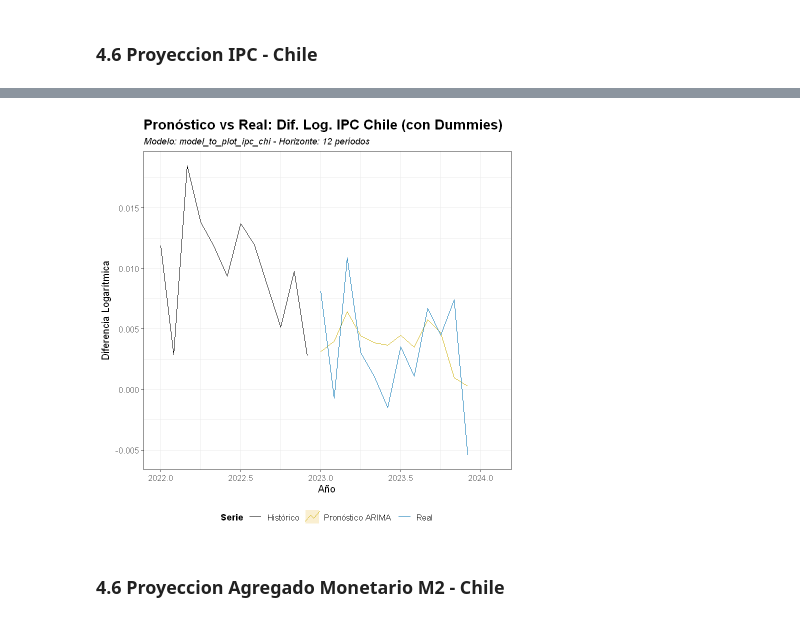
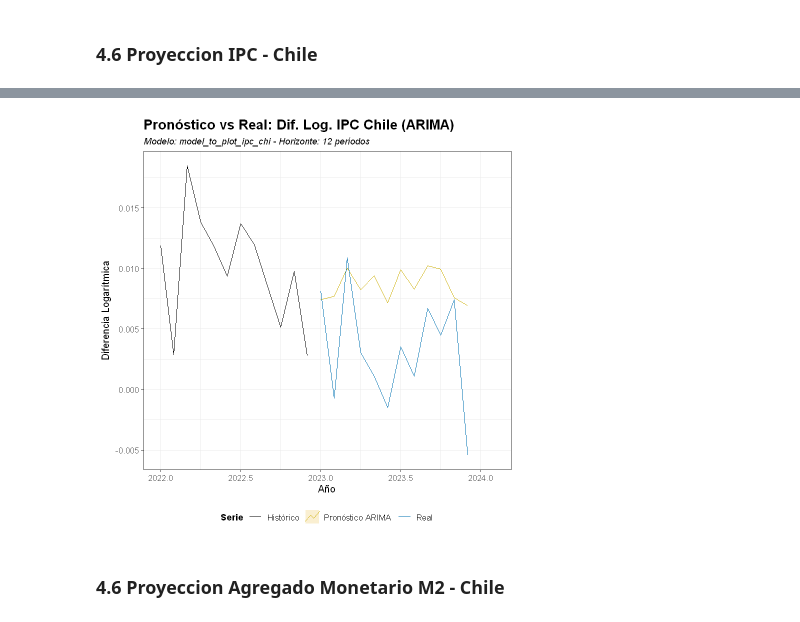
Before and after one commit to Juanpintoselso33/TP1-Series, a Jupyter notebook: notebook.ipynb, the cells around one changed output, grey strips where cells are left out. Saved outputs shown, nothing was run; the diff lists cells and outputs as text; code cells hidden in the pictures.

Commit message:
added r script

```diff
--- a/notebook.ipynb
+++ b/notebook.ipynb
@@ -446,7 +446,7 @@ A matrix: 35 × 3 of type chr
 # 1. Ajuste manual del modelo considerando componente estacional explícito
 model_ipc_chi <- Arima(
   dl_ipc_chi_train,
-  order = c(1, 0, 1),           # Simplificar componente ARMA
+  order = c(1, 1, 6),           # Simplificar componente ARMA
   seasonal = list(order = c(1, 0, 1), period = 12),  # Agregar componente estacional
   include.mean = TRUE,          # Mantener intercepto
   method = "ML"
@@ -772,29 +742,18 @@ print(plot_imacec_comparison)
 # %% [markdown]
 ### 4.6 Proyeccion IPC - Chile
 # %%
-# --- Graficar Pronóstico IPC Chile (con Regresores) vs Real usando función modular ---
-
-# 1. Cargar la función desde el script R (asegúrate que esté actualizada con el parámetro xreg)
-# source("plot_forecast_comparison.R")
+# --- Graficar Pronóstico IPC Chile con modelo ARIMA vs Real usando función modular ---
 
 # 2. Definir parámetros para el gráfico del IPC Chile
-h_forecast_ipc_chi <- 12 # Horizonte
-model_to_plot_ipc_chi <- model_ipc_chi_reg # Modelo ARIMAX ajustado
-original_ts_ipc_chi <- dl_ipc_chi # Serie original completa (diferencias log)
-title_ipc_chi <- "Dif. Log. IPC Chile (con Dummies)" # Título para el gráfico
-start_plot_ipc_chi <- 2022 # Año desde donde mostrar histórico
-ylabel_ipc_chi <- "Diferencia Logarítmica" # Etiqueta eje Y
+h_forecast_ipc_chi <- 12                      # Horizonte
+model_to_plot_ipc_chi <- model_ipc_chi        # Usar el nuevo modelo ARIMA
+original_ts_ipc_chi <- dl_ipc_chi             # Serie original completa (diferencias log)
+title_ipc_chi <- "Dif. Log. IPC Chile (ARIMA)"  # Actualizar título
+start_plot_ipc_chi <- 2022                    # Año desde donde mostrar histórico
+ylabel_ipc_chi <- "Diferencia Logarítmica"    # Etiqueta eje Y
 
-# 3. Crear los regresores (dummies mensuales) para el período de pronóstico
-#    (Este código es necesario antes de llamar a la función)
-#    Necesitamos las dummies para Ene-2023 a Dic-2023
-future_time_seq_ipc <- seq(as.Date("2023-01-01"), by = "month", length.out = h_forecast_ipc_chi)
-future_ts_ipc <- ts(1:h_forecast_ipc_chi, start = c(2023, 1), frequency = 12)
-future_mes_ipc <- factor(cycle(future_ts_ipc), levels = 1:12)
-# Generar la matriz de dummies futuras, excluyendo el intercepto
-xreg_forecast_ipc_chi <- model.matrix(~future_mes_ipc)[, -1]
-
-# 4. Llamar a la función para generar el objeto ggplot, pasando xreg
+# 3. Llamar a la función para generar el objeto ggplot
+# No necesitamos xreg ya que el nuevo modelo no usa regresores externos
 plot_ipc_chi_comparison <- plot_forecast_vs_actual(
   model = model_to_plot_ipc_chi,
   original_ts = original_ts_ipc_chi,
@@ -802,22 +761,9 @@ plot_ipc_chi_comparison <- plot_forecast_vs_actual(
   series_title = title_ipc_chi,
   start_year_plot = start_plot_ipc_chi,
   ylab_text = ylabel_ipc_chi,
-  show_pi = FALSE, # No mostrar Intervalos de Predicción
-  xreg = xreg_forecast_ipc_chi # <-- Pasamos los regresores futuros aquí
+  show_pi = FALSE  # No mostrar Intervalos de Predicción
 )
 
-# 5. Mostrar el gráfico generado
+# 4. Mostrar el gráfico generado
 print(plot_ipc_chi_comparison)
-
-# 6. (Opcional) Guardar el gráfico con dimensiones y resolución específicas
-# DESCOMENTA para guardar la imagen.
-# dir.create("graficos", showWarnings = FALSE)
-# ggsave(
-#   filename = "graficos/pronostico_ipc_chi_reg_comparacion.png", # Nombre de archivo
-#   plot = plot_ipc_chi_comparison,
-#   width = 10,  # Ancho
-#   height = 6,  # Alto
-#   dpi = 300    # Resolución
-# )
-# print("Gráfico guardado en graficos/pronostico_ipc_chi_reg_comparacion.png")
 # %% [output]
@@ -826,4 +770,4 @@ Warning message in forecast.forecast_ARIMA(model, h = h, level = pi_level, xreg
-[figure, old version]
+[figure, new version]
 # %% [markdown]
 ### 4.6 Proyeccion Agregado Monetario M2 - Chile
 # %%
```
Also changed, not shown: parts of 5 cells of this notebook, 1 other file.
